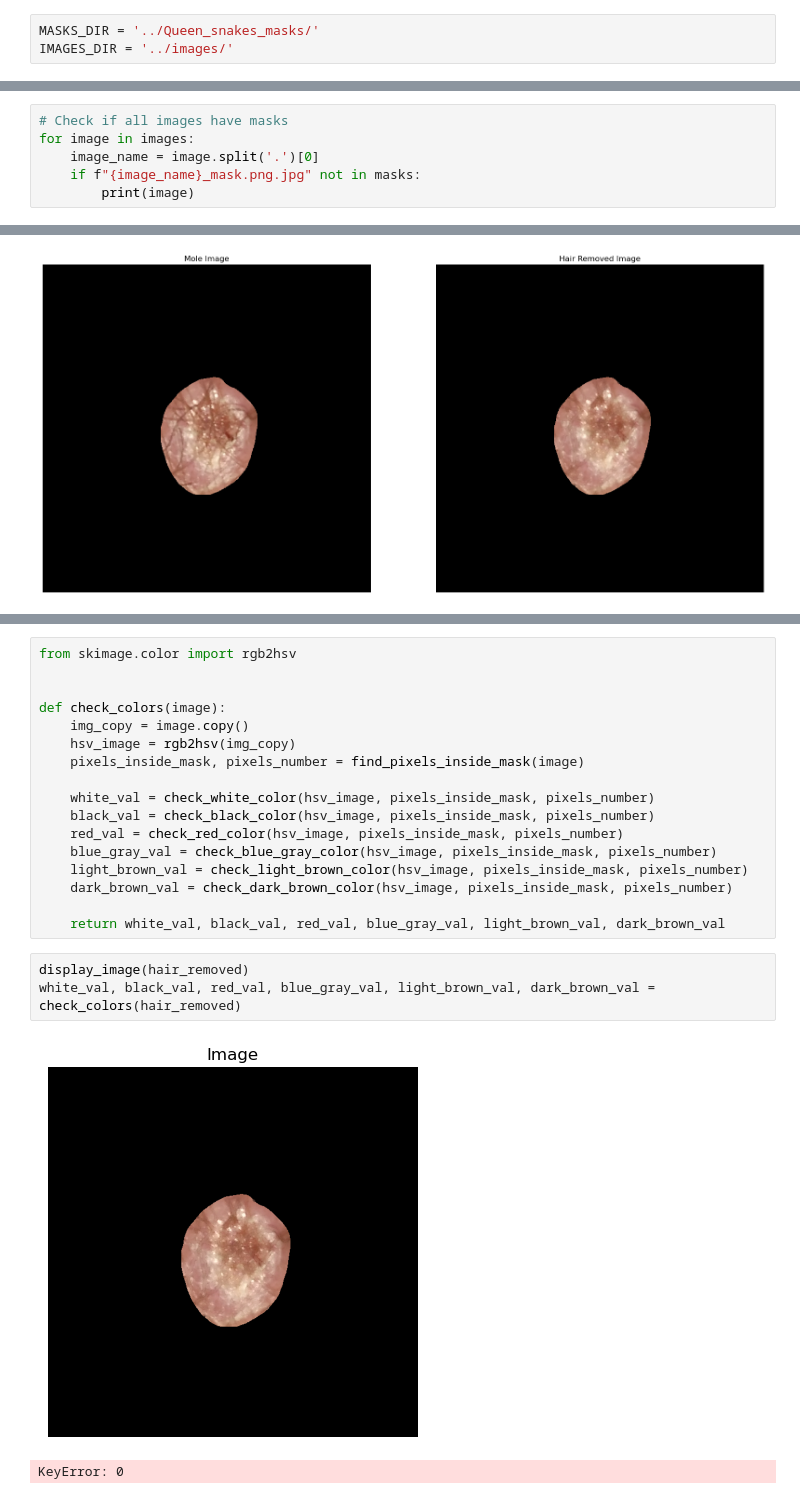
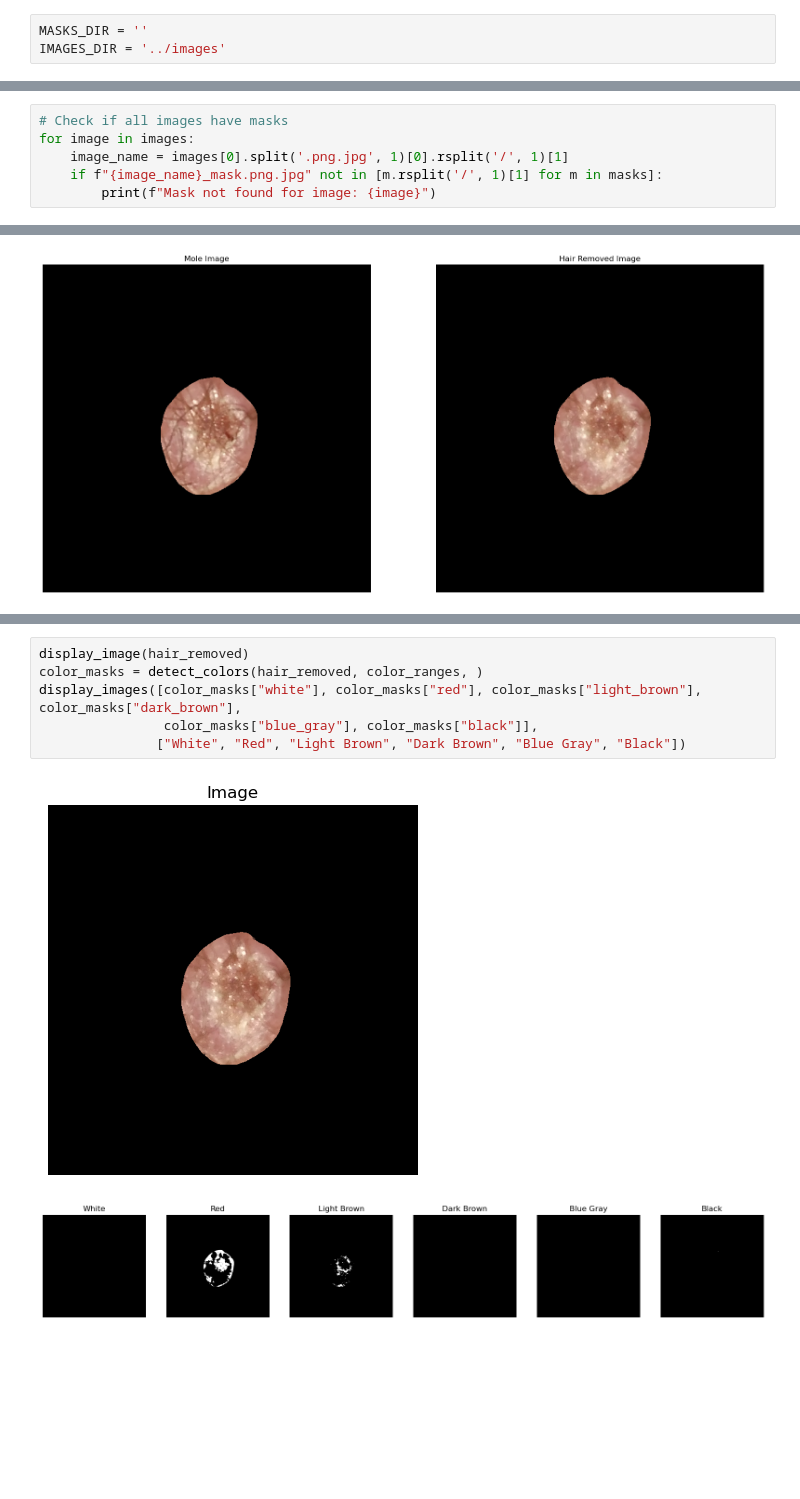
Before and after one commit to andreea-mitco/Project_data_science_queen_snakes, a Jupyter notebook: notebooks/color_detection.ipynb, the cells around one changed output, grey strips where cells are left out. Drawn from its saved outputs; the diff is of its cells as text; blank space fills up the shorter version.

```diff
--- a/notebooks/color_detection.ipynb
+++ b/notebooks/color_detection.ipynb
@@ -1,6 +1,6 @@
 # %%
-MASKS_DIR = '../Queen_snakes_masks/'
-IMAGES_DIR = '../images/'
+MASKS_DIR = ''
+IMAGES_DIR = '../images'
 # %%
 import os
 
@@ -9,6 +11,6 @@ images = sorted([f"{IMAGES_DIR}/{i}" for i in os.listdir(IMAGES_DIR)])
 # %%
 # Check if all images have masks
 for image in images:
-    image_name = image.split('.')[0]
-    if f"{image_name}_mask.png.jpg" not in masks:
-        print(image)
+    image_name = images[0].split('.png.jpg', 1)[0].rsplit('/', 1)[1]
+    if f"{image_name}_mask.png.jpg" not in [m.rsplit('/', 1)[1] for m in masks]:
+        print(f"Mask not found for image: {image}")
@@ -333,23 +183,9 @@ def check_dark_brown_color(img, pixels_inside_cnt, pixels_number):
-# %%
-from skimage.color import rgb2hsv
-
-
-def check_colors(image):
-    img_copy = image.copy()
-    hsv_image = rgb2hsv(img_copy)
-    pixels_inside_mask, pixels_number = find_pixels_inside_mask(image)
-
-    white_val = check_white_color(hsv_image, pixels_inside_mask, pixels_number)
-    black_val = check_black_color(hsv_image, pixels_inside_mask, pixels_number)
-    red_val = check_red_color(hsv_image, pixels_inside_mask, pixels_number)
-    blue_gray_val = check_blue_gray_color(hsv_image, pixels_inside_mask, pixels_number)
-    light_brown_val = check_light_brown_color(hsv_image, pixels_inside_mask, pixels_number)
-    dark_brown_val = check_dark_brown_color(hsv_image, pixels_inside_mask, pixels_number)
-
-    return white_val, black_val, red_val, blue_gray_val, light_brown_val, dark_brown_val
 # %%
 display_image(hair_removed)
-white_val, black_val, red_val, blue_gray_val, light_brown_val, dark_brown_val = check_colors(hair_removed)
+color_masks = detect_colors(hair_removed, color_ranges, )
+display_images([color_masks["white"], color_masks["red"], color_masks["light_brown"], color_masks["dark_brown"],
+                color_masks["blue_gray"], color_masks["black"]],
+               ["White", "Red", "Light Brown", "Dark Brown", "Blue Gray", "Black"])
 # %% [output]
 [figure]
-KeyError: 0
+[figure, added]
```
Also changed, not shown: parts of 16 cells of this notebook.
